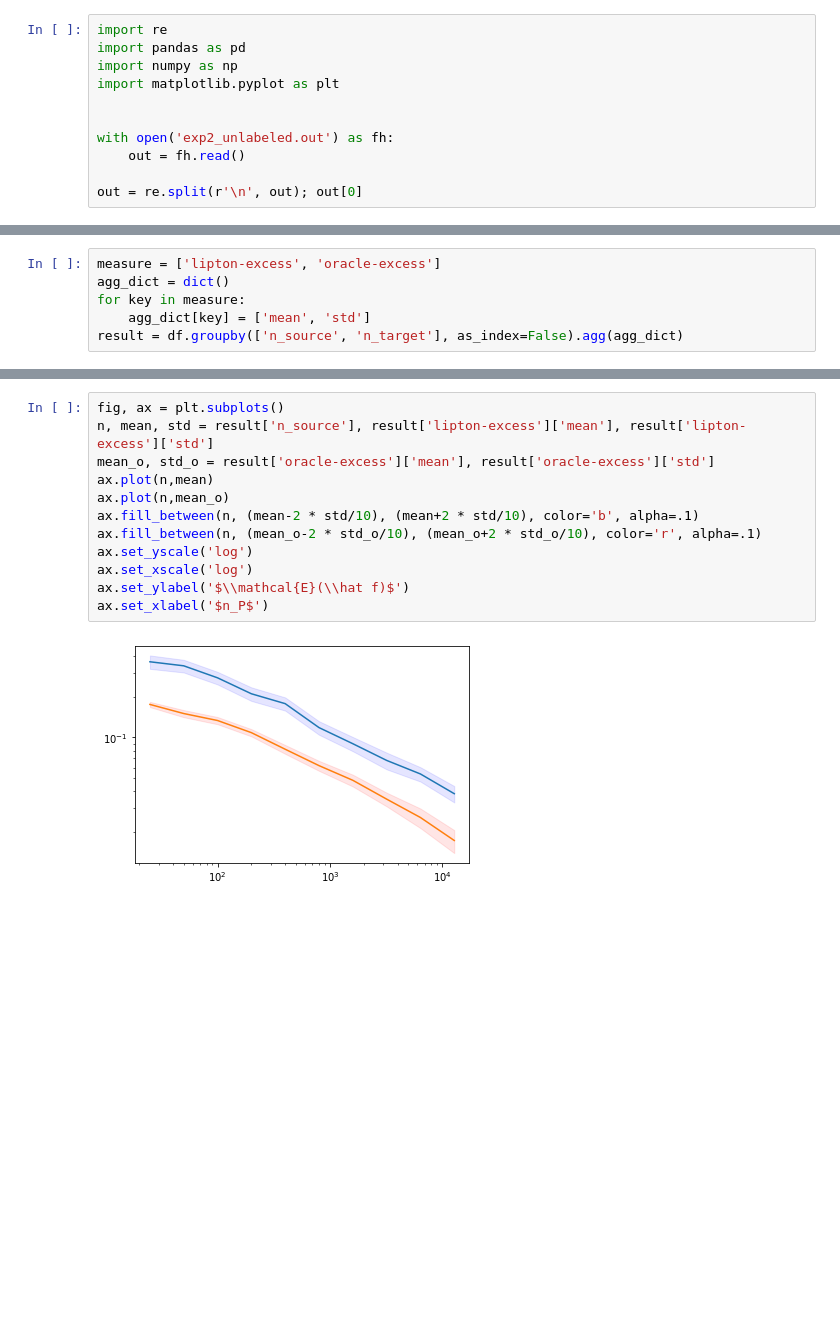
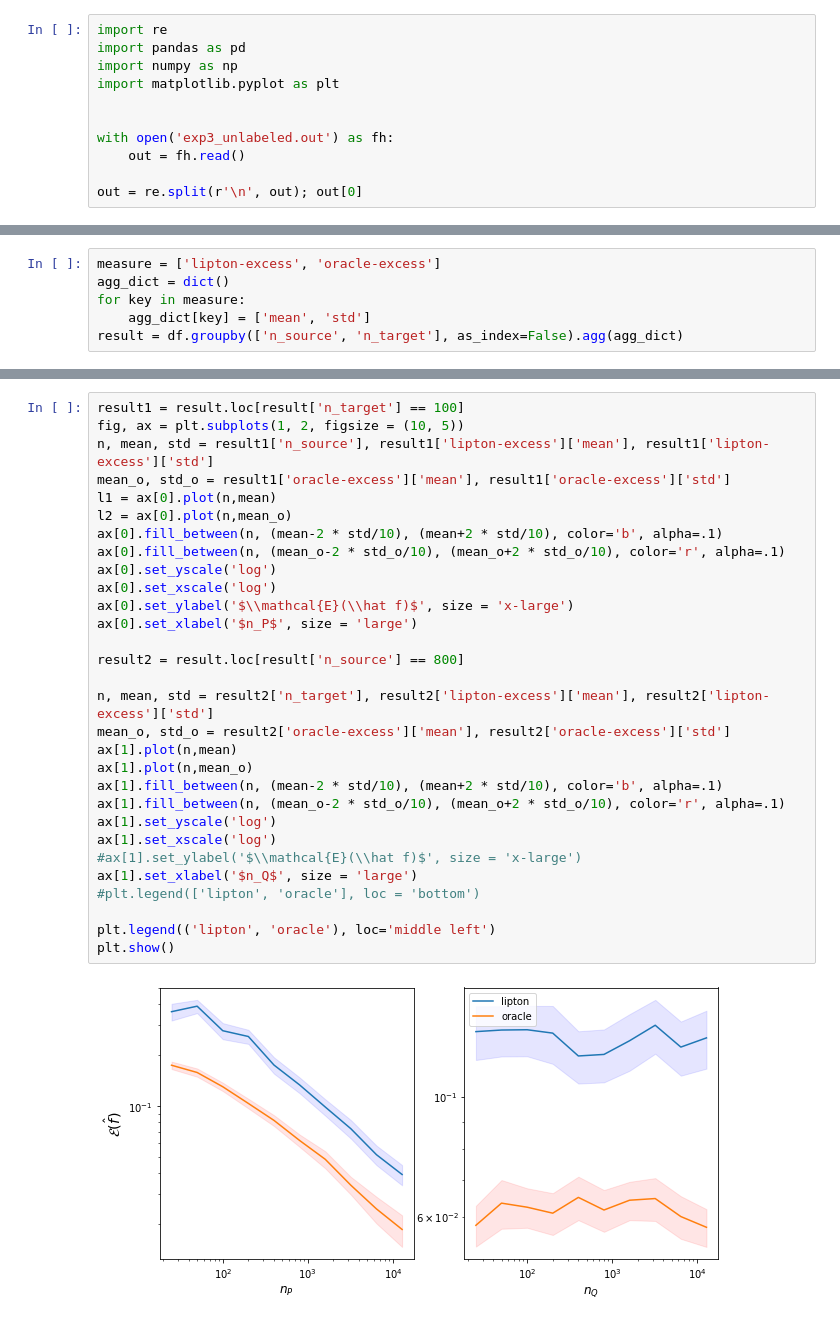
Before and after one commit to smaityumich/label-shift, a Jupyter notebook: plots.ipynb, the cells around one changed output, grey strips where cells are left out. Drawn from its saved outputs; the diff is of its cells as text; blank space fills up the shorter version.

Commit message:
Some plots done

```diff
--- a/plots.ipynb
+++ b/plots.ipynb
@@ -5,7 +5,7 @@ import numpy as np
 import matplotlib.pyplot as plt
 
 
-with open('exp2_unlabeled.out') as fh:
+with open('exp3_unlabeled.out') as fh:
     out = fh.read()
 
 out = re.split(r'\n', out); out[0]
@@ -62,14 +69,32 @@ Name: mean, dtype: float64
 # %%
-fig, ax = plt.subplots()
-n, mean, std = result['n_source'], result['lipton-excess']['mean'], result['lipton-excess']['std']
-mean_o, std_o = result['oracle-excess']['mean'], result['oracle-excess']['std']
-ax.plot(n,mean)
-ax.plot(n,mean_o)
-ax.fill_between(n, (mean-2 * std/10), (mean+2 * std/10), color='b', alpha=.1)
-ax.fill_between(n, (mean_o-2 * std_o/10), (mean_o+2 * std_o/10), color='r', alpha=.1)
-ax.set_yscale('log')
-ax.set_xscale('log')
-ax.set_ylabel('$\\mathcal{E}(\\hat f)$')
-ax.set_xlabel('$n_P$')
+result1 = result.loc[result['n_target'] == 100]
+fig, ax = plt.subplots(1, 2, figsize = (10, 5))
+n, mean, std = result1['n_source'], result1['lipton-excess']['mean'], result1['lipton-excess']['std']
+mean_o, std_o = result1['oracle-excess']['mean'], result1['oracle-excess']['std']
+l1 = ax[0].plot(n,mean)
+l2 = ax[0].plot(n,mean_o)
+ax[0].fill_between(n, (mean-2 * std/10), (mean+2 * std/10), color='b', alpha=.1)
+ax[0].fill_between(n, (mean_o-2 * std_o/10), (mean_o+2 * std_o/10), color='r', alpha=.1)
+ax[0].set_yscale('log')
+ax[0].set_xscale('log')
+ax[0].set_ylabel('$\\mathcal{E}(\\hat f)$', size = 'x-large')
+ax[0].set_xlabel('$n_P$', size = 'large')
+
+result2 = result.loc[result['n_source'] == 800]
+
+n, mean, std = result2['n_target'], result2['lipton-excess']['mean'], result2['lipton-excess']['std']
+mean_o, std_o = result2['oracle-excess']['mean'], result2['oracle-excess']['std']
+ax[1].plot(n,mean)
+ax[1].plot(n,mean_o)
+ax[1].fill_between(n, (mean-2 * std/10), (mean+2 * std/10), color='b', alpha=.1)
+ax[1].fill_between(n, (mean_o-2 * std_o/10), (mean_o+2 * std_o/10), color='r', alpha=.1)
+ax[1].set_yscale('log')
+ax[1].set_xscale('log')
+#ax[1].set_ylabel('$\\mathcal{E}(\\hat f)$', size = 'x-large')
+ax[1].set_xlabel('$n_Q$', size = 'large')
+#plt.legend(['lipton', 'oracle'], loc = 'bottom')
+
+plt.legend(('lipton', 'oracle'), loc='middle left')
+plt.show()
 # %% [output]
-[figure, old version]
+[figure, new version]
```
Also changed, not shown: parts of 5 cells of this notebook, 1 other file.
